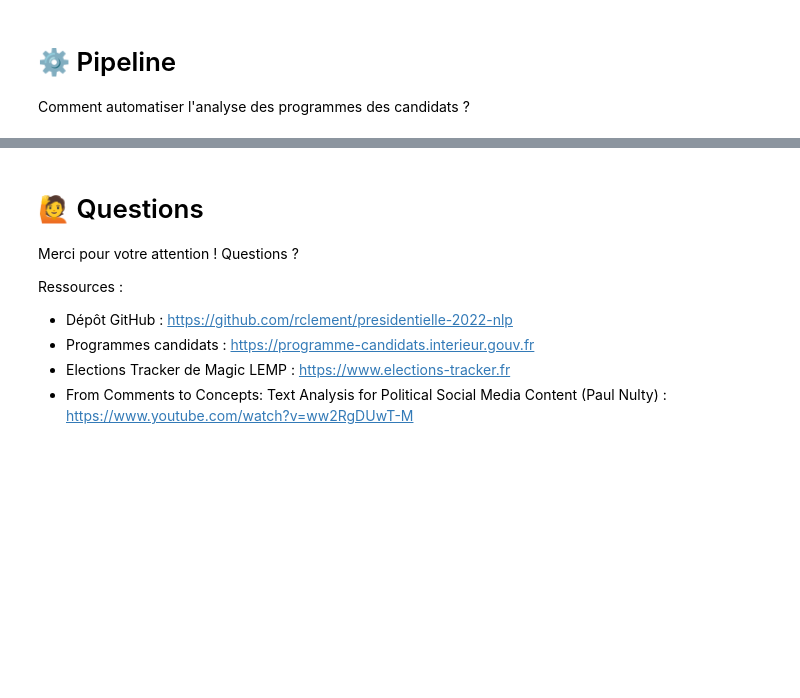
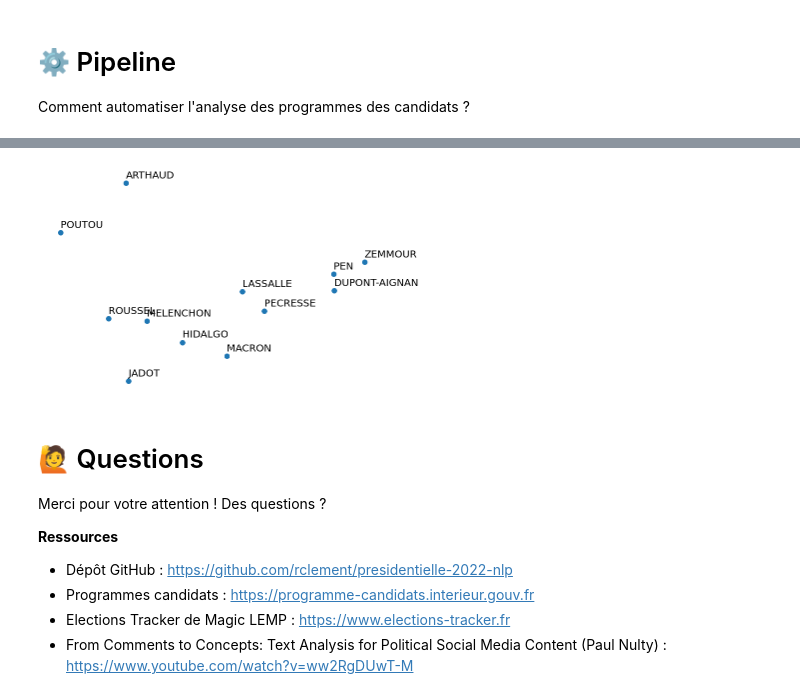
Before and after one commit to rclement/presidentielle-2022-nlp, a Jupyter notebook: slides.ipynb, the cells around one changed output, grey strips where cells are left out. Saved outputs shown, nothing was run; the diff lists cells and outputs as text; code cells hidden in the pictures; blank space fills up the shorter version.

```diff
--- a/slides.ipynb
+++ b/slides.ipynb
@@ -289,9 +313,17 @@ Comment automatiser l'analyse des programmes des candidats ?
+# %%
+ax = df_pca_program.plot.scatter(x=0, y=1)
+ax.axis("off")
+for idx, row in df_pca_program.iterrows():
+    label = names[idx].split()[-1]
+    ax.annotate(label, (row[0], row[1] + 0.025))
+# %% [output]
+[figure, added]
 # %% [markdown]
 # 🙋 Questions
 
-Merci pour votre attention ! Questions ?
+Merci pour votre attention ! Des questions ?
 
-Ressources :
+**Ressources**
 
 - Dépôt GitHub : https://github.com/rclement/presidentielle-2022-nlp
 - Programmes candidats : https://programme-candidats.interieur.gouv.fr
```
Also changed, not shown: parts of 20 cells of this notebook, 2 other files.
